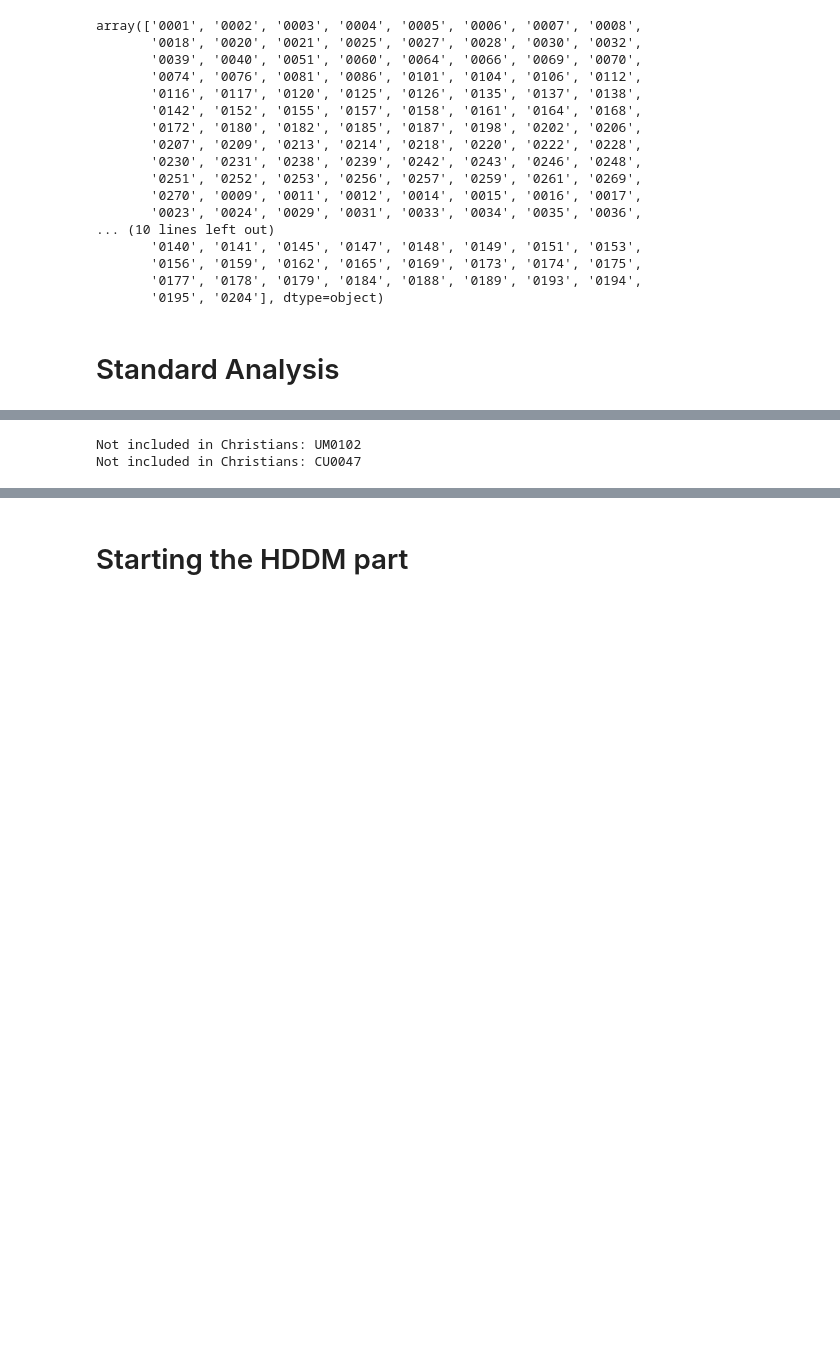
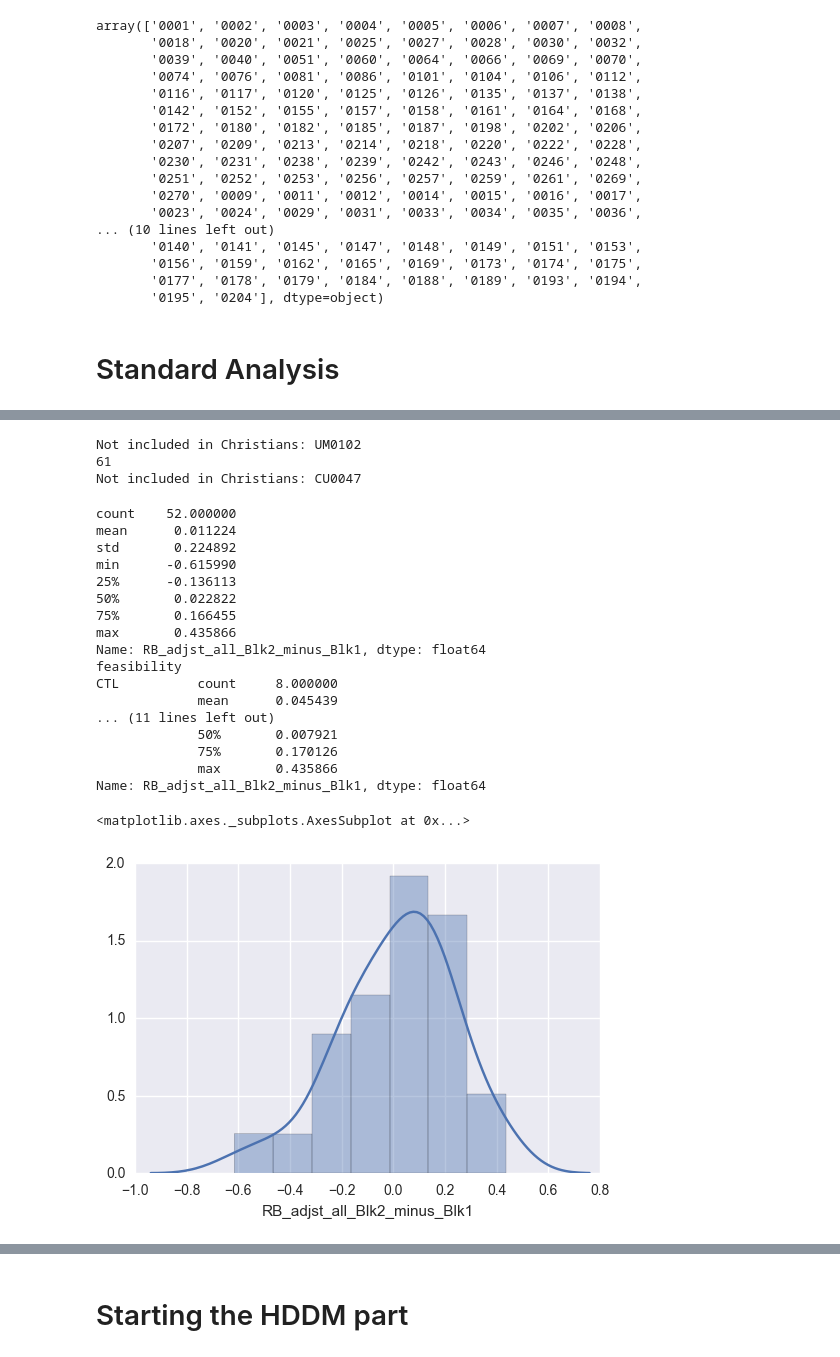
Before and after one commit to vlawlor/EMBARC-PRT, a Jupyter notebook: PRT_Prettier.ipynb, the cells around one changed output, grey strips where cells are left out. Saved outputs shown, nothing was run; the diff lists cells and outputs as text; code cells hidden in the pictures; blank space fills up the shorter version.

Commit message:
adding standard analysis descriptives

```diff
--- a/PRT_Prettier.ipynb
+++ b/PRT_Prettier.ipynb
@@ -273,7 +278,7 @@ for val in [('Massachusetts','MG'),('Michigan','UM'),('New_York','CU'),('Texas',
     all_sess_file = '/Users/'+ uname +'/Work/Expts/EMBARC/Data/PRT/'+ state +'_all_sess_stand.csv'
 
     # this is problematic, can only do once eek
-    replacetabs(state)
+    #replacetabs(state)
 
     df_state = pd.read_csv(standard_file, dtype={'subject':str})
     df_state.subject = df_state.subject.str.zfill(4)
@@ -310,14 +315,51 @@ for val in [('Massachusetts','MG'),('Michigan','UM'),('New_York','CU'),('Texas',
             pass
         else:
             print('Not included in Christians: ' + subject)
-
+    if abrev == 'UM':
+        print (christian_list.nunique())
     # Based on Christian's list, remove these people
     df_firstsess = df_firstsess.loc[df_all['ProjectSpecificID'] != 'UM0102']
     df_firstsess = df_firstsess.loc[df_all['ProjectSpecificID'] != 'CU0047']
 
     #save these bad boys
-    df_all.to_csv(all_sess_file)
-    df_firstsess.to_csv(one_sess_file)
+    #df_all.to_csv(all_sess_file)
+    #df_firstsess.to_csv(one_sess_file)
 # %% [output]
 Not included in Christians: UM0102
+61
 Not included in Christians: CU0047
+# %%
+# Dist plot for MA
+df_mg = pd.read_csv('/Users/'+ uname +'/Work/Expts/EMBARC/Data/PRT/Massachusetts_one_sess_stand.csv')
+
+df_mg.loc[df_mg['feasibility'] == 1, 'feasibility'] = 'MDD'
+df_mg.loc[df_mg['feasibility'] == 3, 'feasibility'] = 'MDD'
+df_mg.loc[df_mg['feasibility'] == 5, 'feasibility'] = 'MDD'
+df_mg.loc[df_mg['feasibility'] == 4, 'feasibility'] = 'CTL'
+
+print (df_mg.RB_adjst_all_Blk2_minus_Blk1.describe())
+
+t = df_mg.groupby(['feasibility'])
+print (t.RB_adjst_all_Blk2_minus_Blk1.describe())
+
+sns.distplot(df_mg.RB_adjst_all_Blk2_minus_Blk1.dropna())
+# %% [output]
+count    52.000000
+mean      0.011224
+std       0.224892
+min      -0.615990
+25%      -0.136113
+50%       0.022822
+75%       0.166455
+max       0.435866
+Name: RB_adjst_all_Blk2_minus_Blk1, dtype: float64
+feasibility
+CTL          count     8.000000
+             mean      0.045439
+... (11 lines left out)
+             50%       0.007921
+             75%       0.170126
+             max       0.435866
+Name: RB_adjst_all_Blk2_minus_Blk1, dtype: float64
+<matplotlib.axes._subplots.AxesSubplot at 0x...>
+[figure, added]
```
Also changed, not shown: parts of 6 cells of this notebook.
